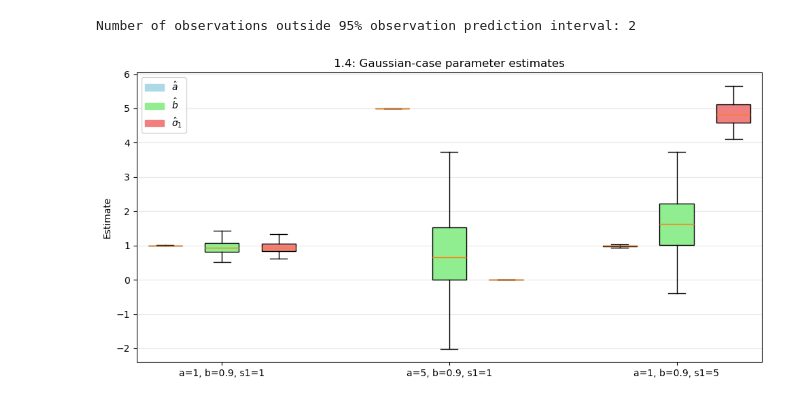
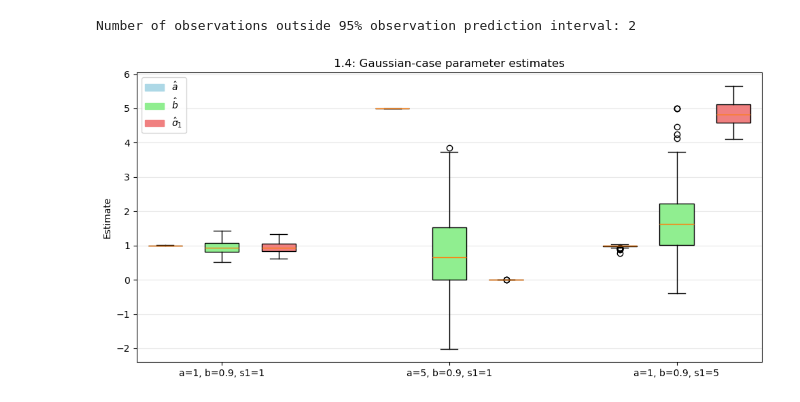
Before and after one commit to pablobaurier/TimesSeries_assignement4, a Jupyter notebook: Assignment4.ipynb, the cells around one changed output. Drawn from its saved outputs; the diff is of its cells as text; code cells hidden in the pictures.

```diff
--- a/Assignment4.ipynb
+++ b/Assignment4.ipynb
@@ -19,8 +19,7 @@ def simulate_state_space(n=100, a=0.9, b=1.0, sigma1=1.0, sigma2=1.0, x0=5.0, se
     if student_df is None:
         e1 = rng.normal(0, sigma1, size=n)
     else:
-        e1 = rng.standard_t(student_df, size=n)
-        e1 = e1 / np.std(e1) * sigma1
+        e1 = rng.standard_t(student_df, size=n) * sigma1
 
     e2 = rng.normal(0, sigma2, size=n)
 
@@ -239,7 +238,7 @@ def boxplot_estimates(df_list, labels, title):
             box_colors.append(colors[j]) # Keep track of which color goes to which box
 
     # patch_artist=True allows us to fill the boxes with color
-    bplot = ax.boxplot(data, positions=positions, widths=0.6, showfliers=False, patch_artist=True)
+    bplot = ax.boxplot(data, positions=positions, widths=0.6, showfliers=True, patch_artist=True)
 
     # Apply the colors to the boxes
     for patch, color in zip(bplot['boxes'], box_colors):
@@ -249,34 +248,34 @@ def boxplot_estimates(df_list, labels, title):
     ax.set_xticks([2, 6, 10])
     ax.set_xticklabels(labels)
     ax.set_ylabel("Estimate")
     ax.set_title(title)
 
     # Create a custom legend
     legend_handles = [mpatches.Patch(color=colors[i], label=param_labels[i]) for i in range(3)]
     ax.legend(handles=legend_handles, loc='upper left')
 
     ax.grid(True, axis="y", alpha=0.3)
     plt.tight_layout()
     plt.show()
 
 
 boxplot_estimates(
     [gauss_case_1, gauss_case_2, gauss_case_3],
     ["a=1, b=0.9, s1=1", "a=5, b=0.9, s1=1", "a=1, b=0.9, s1=5"],
     "1.4: Gaussian-case parameter estimates"
 )
 
 summary = pd.concat(
     [
         gauss_case_1.assign(case="a=1, b=0.9, s1=1"),
         gauss_case_2.assign(case="a=5, b=0.9, s1=1"),
         gauss_case_3.assign(case="a=1, b=0.9, s1=5"),
     ]
 )
 
 summary.groupby("case")[["a_hat", "b_hat", "sigma1_hat"]].agg(["mean", "std", "median"])
 # %% [output]
-[figure, old version]
+[figure, new version]
 |  | a_hat |  |  | b_hat |  |  | sigma1_hat |  |  |
 |  | mean | std | median | mean | std | median | mean | std | median |
 | case |  |  |  |  |  |  |  |  |  |
```
Also changed, not shown: parts of 5 cells of this notebook, 5 other files.
